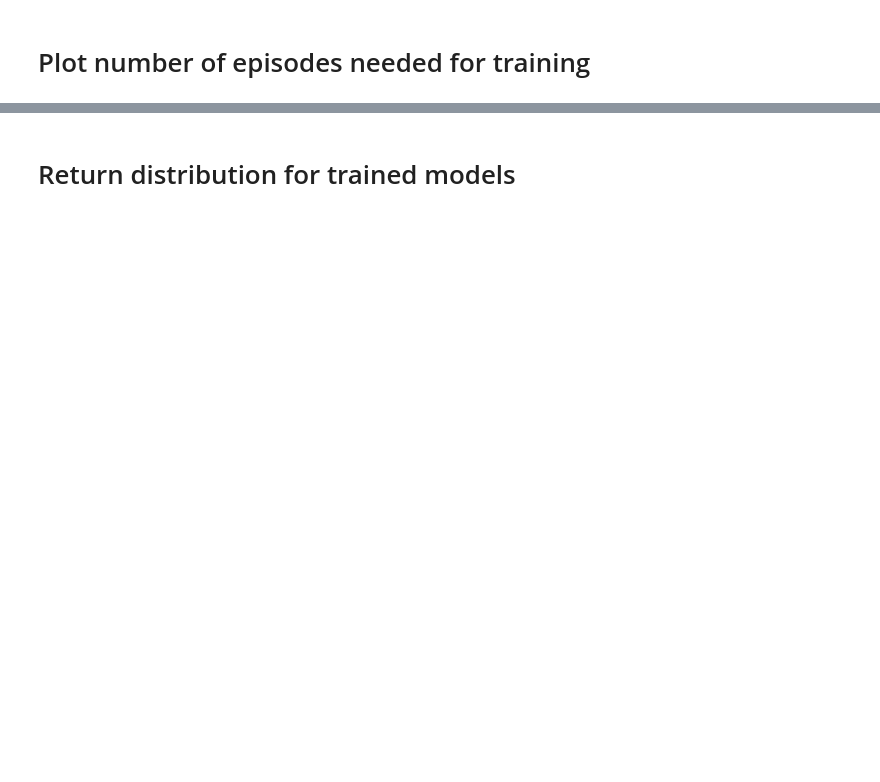
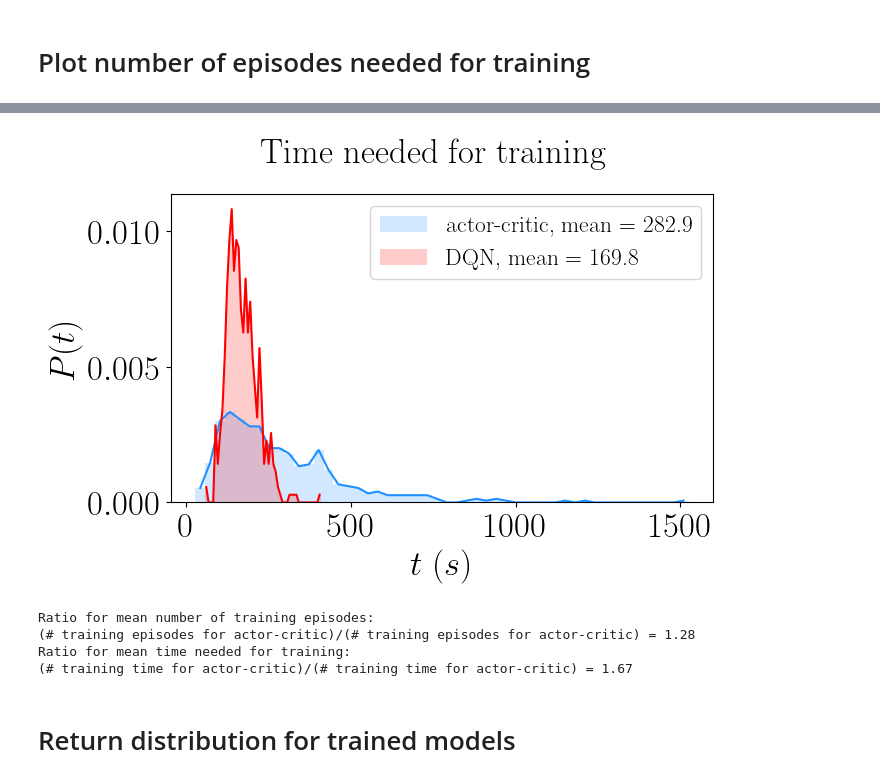
Before and after one commit to juliankappler/lunar-lander, a Jupyter notebook: trained_agents/plot_results.ipynb, the cells around one changed output, grey strips where cells are left out. Cells and saved outputs as stored; diff of their text form; code cells hidden in the pictures; blank space fills up the shorter version.

```diff
--- a/trained_agents/plot_results.ipynb
+++ b/trained_agents/plot_results.ipynb
@@ -200,3 +211,78 @@ plot_training_stats(save=True)
+# %%
+def plot_execution_time(save=False):
+        #
+        fig,ax = plt.subplots(1,1,figsize=(7,4))
+        fig.suptitle('Time needed for training',
+                        y=1.02,fontsize=25)
+        #
+        mean_training_times = {}
+        #
+        for algorithm in algorithms.values():
+                current_array = np.array( list(training_execution_time[algorithm].values()))
+
+                hist, bin_edges = np.histogram(current_array,density=True,
+                                                bins=50)
+                bin_centers = (bin_edges[1:] + bin_edges[:-1])/2
+                bin_width = bin_edges[1] - bin_edges[0]
+
+                mean_training_times[algorithm] = np.mean(current_array)
+                #
+                if algorithm == 'dqn':
+                        label=algorithm.upper()
+                else:
+                        label = algorithm
+                #
+                ax.bar(bin_centers,hist,width=bin_width,
+                        alpha=0.2,
+                        label='{0}, mean = {1:3.1f}'.format(label,
+                                               mean_training_times[algorithm]),
+                        color=colors[algorithm])
+
+                if True:
+                        ax.plot(bin_centers, hist,
+                                        color=colors[algorithm])
+
+        ax.set_xlabel(r'$t$ ($s$)')
+        ax.set_ylabel(r'$P(t)$')
+
+        ax.legend(loc='best',fontsize=17)
+
+        plt.show()
+        if save:
+                fig.savefig('training_execution_time.pdf',bbox_inches='tight')
+                fig.savefig('training_execution_time.png',bbox_inches='tight',
+                                dpi=300)
+        plt.close(fig)
+        #
+        return mean_training_times
+        #
+mean_training_times = plot_execution_time(save=True)
+# %% [output]
+[figure, added]
+# %%
+def get_ratio(dictionary_values):
+    for i, algorithm in algorithms.items():
+        #
+        if i == 0:
+            x = dictionary_values[algorithm]
+        else:
+            x /= dictionary_values[algorithm]
+    return x
+
+print('Ratio for mean number of training episodes:')
+print('(# training episodes for {0})/(# training episodes for {0})'.format(
+        algorithms[0],algorithms[1]),end='')
+print(' = {0:3.2f}'.format(get_ratio(mean_training_episodes)))
+
+print('Ratio for mean time needed for training:')
+print('(# training time for {0})/(# training time for {0})'.format(
+        algorithms[0],algorithms[1]),end='')
+print(' = {0:3.2f}'.format(get_ratio(mean_training_times)))
+# %% [output]
+Ratio for mean number of training episodes:
+(# training episodes for actor-critic)/(# training episodes for actor-critic) = 1.28
+Ratio for mean time needed for training:
+(# training time for actor-critic)/(# training time for actor-critic) = 1.67
 # %% [markdown]
 # Return distribution for trained models
 # %%
```
Also changed, not shown: parts of 6 cells of this notebook, 5 other files.
